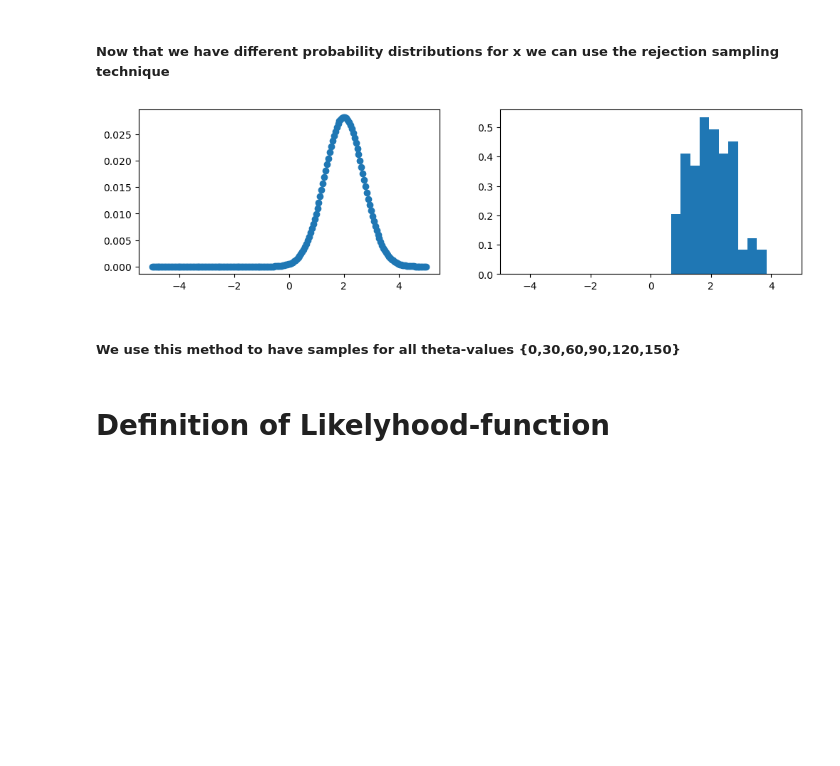
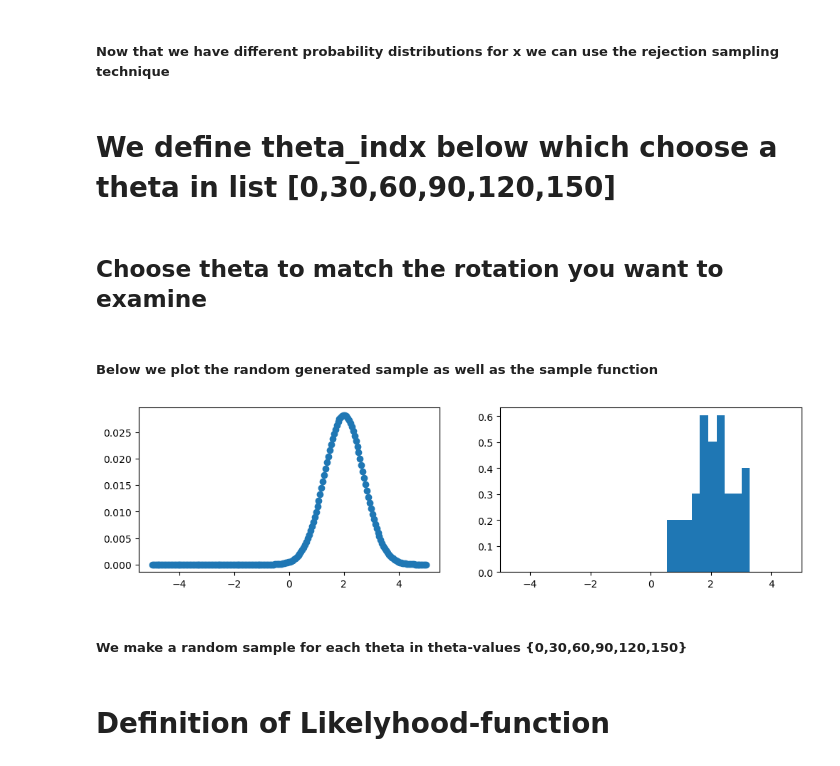
Before and after one commit to Rasmus9023/Homodyne-Tomography, a Jupyter notebook: prob_theta.ipynb, the cells around one changed output. Drawn from its saved outputs; the diff is of its cells as text; code cells hidden in the pictures; blank space fills up the shorter version.

```diff
--- a/prob_theta.ipynb
+++ b/prob_theta.ipynb
@@ -65,7 +55,7 @@ def rot(theta):
 # %% [markdown]
 #### As an example we consider the coherent state rotated by 45 degrees (pi/4)
 # %%
-W_coherent = qt.wigner(rot(mt.pi/4)*rho_coherent, xvec, xvec)
+W_coherent = qt.wigner(rot(mt.pi/2)*rho_coherent, xvec, xvec)
 
 cont0 = plt.contourf(xvec, xvec, W_coherent, 100)
 lbl0 = plt.title("Coherent state")
@@ -79,5 +69,5 @@ plt.show()
 # %%
-num_thetas = [0,30,60,90,120,150,180]
+num_thetas = [0,30,60,90,120,150]
 thetas = [i*mt.pi/180 for i in num_thetas]
 
 N_thetas = len(thetas)
@@ -130,6 +119,10 @@ def Rsamp(arr, lnspcfnc):
 
     arr : an array containing the given histogram values
     lnspcfnc : the x-axis grid size of span(-lnspcfnc;lnspcfnc)
+
+    ------------------------------------------------------------
+
+    Returns a sample of dimension lnspcfnc with values of
     """
     maxval = max(arr)
     Ry = np.random.uniform(0,maxval,200)
@@ -141,7 +134,14 @@ def Rsamp(arr, lnspcfnc):
 
 # For loop for iteration; maybe change (avoid for-loops)
 
-def RepRsamp(iter,arr,lnspcfnc):
+
+
+# I commented out this function as it does not correlate with the function inputs for eq. (1) of Lvovsky
+
+
+
+
+#def RepRsamp(iter,arr,lnspcfnc):
     """
     Generates a rejection sample of any number of iterations
 
@@ -151,7 +151,7 @@ def RepRsamp(iter,arr,lnspcfnc):
     arr : an array containing the given histogram values
     lnspcfnc : the x-axis grid size of span(-lnspcfnc;lnspcfnc)
     """
-    RsampIter = np.array([])
-    for i in range(iter):
-        RsampIter = np.append(RsampIter,Rsamp(arr,lnspcfnc))
-    return RsampIter
+#    RsampIter = np.array([])
+#    for i in range(iter):
+#        RsampIter = np.append(RsampIter,Rsamp(arr,lnspcfnc))
+#    return RsampIter
@@ -161,13 +158,25 @@ valsIter = RepRsamp(2, xs[0],5)
+# %% [markdown]
+# We define theta_indx below which choose a theta in list [0,30,60,90,120,150]
+# %% [markdown]
+## **Choose theta to match the rotation you want to examine**
+# %%
+# We can choose which theta in the list we want to examine by changing theta_indx
+
+theta_indx = 0
+
+vals = Rsamp(xs[theta_indx], 5)
+# %% [markdown]
+##### Below we plot the random generated sample as well as the sample function
 # %%
 fig, axes = plt.subplots(1, 2, figsize=(12,3))
 
-scat0 = axes[0].scatter(xvec, xs[0])
-hist1 = axes[1].hist(valsIter,bins=10, density=True, stacked=True)
+scat0 = axes[0].scatter(xvec, xs[theta_indx])
+hist1 = axes[1].hist(vals,bins=10, density=True, stacked=True)
 
 plt.xlim(-lnspc,lnspc)
 plt.show()
 # %% [output]
-[figure, old version]
+[figure, new version]
 # %% [markdown]
-##### We use this method to have samples for all theta-values {0,30,60,90,120,150}
+##### We make a random sample for each theta in theta-values {0,30,60,90,120,150}
 # %%
```
Also changed, not shown: parts of 39 cells of this notebook, 1 other file.
